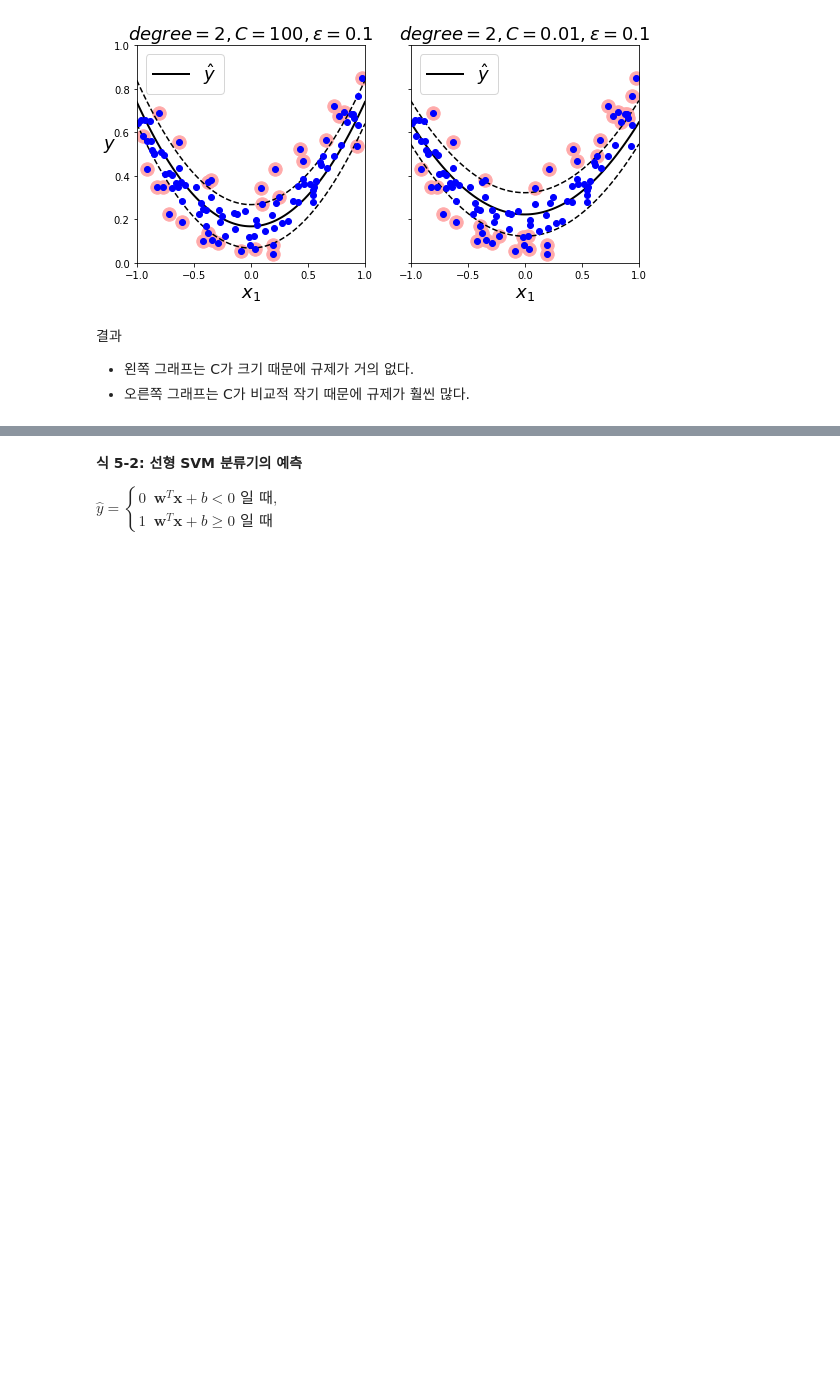
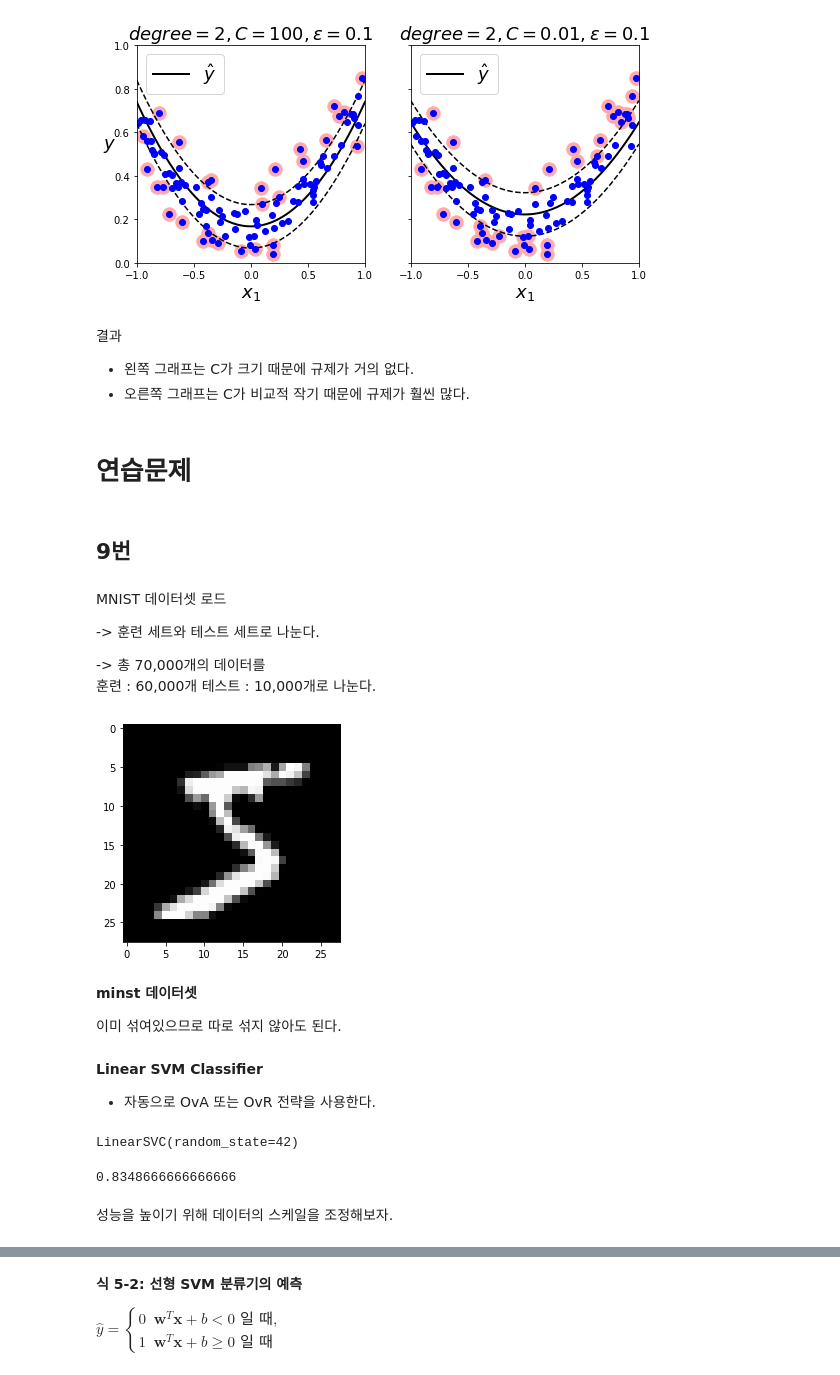
Before and after one commit to Kang-Yoonah/BigAi, a Jupyter notebook: 3/HandsOn/Chapter5.ipynb, the cells around one changed output, grey strips where cells are left out. Cells and saved outputs as stored; diff of their text form; code cells hidden in the pictures; blank space fills up the shorter version.

```diff
--- a/3/HandsOn/Chapter5.ipynb
+++ b/3/HandsOn/Chapter5.ipynb
@@ -580,3 +591,14 @@ plt.show()
 결과
 - 왼쪽 그래프는 C가 크기 때문에 규제가 거의 없다.
 - 오른쪽 그래프는 C가 비교적 작기 때문에 규제가 훨씬 많다.
+# %% [markdown]
+# 연습문제
+# %% [markdown]
+## 9번
+# %% [markdown]
+MNIST 데이터셋 로드
+
+-> 훈련 세트와 테스트 세트로 나눈다.
+
+-> 총 70,000개의 데이터를
+훈련 : 60,000개 테스트 : 10,000개로 나눈다.
@@ -582,0 +617,28 @@ plt.show()
+# %%
+one = X_train.to_numpy()[0].reshape(28,28)
+plt.imshow(one, cmap='gray')
+plt.show()
+# %% [output]
+[figure, added]
+# %% [markdown]
+**minst 데이터셋**
+
+이미 섞여있으므로 따로 섞지 않아도 된다.
+# %% [markdown]
+**Linear SVM Classifier**
+
+- 자동으로 OvA 또는 OvR 전략을 사용한다.
+# %%
+lin_clf = LinearSVC(random_state=42)
+lin_clf.fit(X_train, y_train)
+# %% [output]
+LinearSVC(random_state=42)
+# %%
+from sklearn.metrics import accuracy_score
+
+y_pred = lin_clf.predict(X_train)
+accuracy_score(y_train, y_pred)
+# %% [output]
+0.8348666666666666
+# %% [markdown]
+성능을 높이기 위해 데이터의 스케일을 조정해보자.
```
Also changed, not shown: parts of 103 cells of this notebook.
